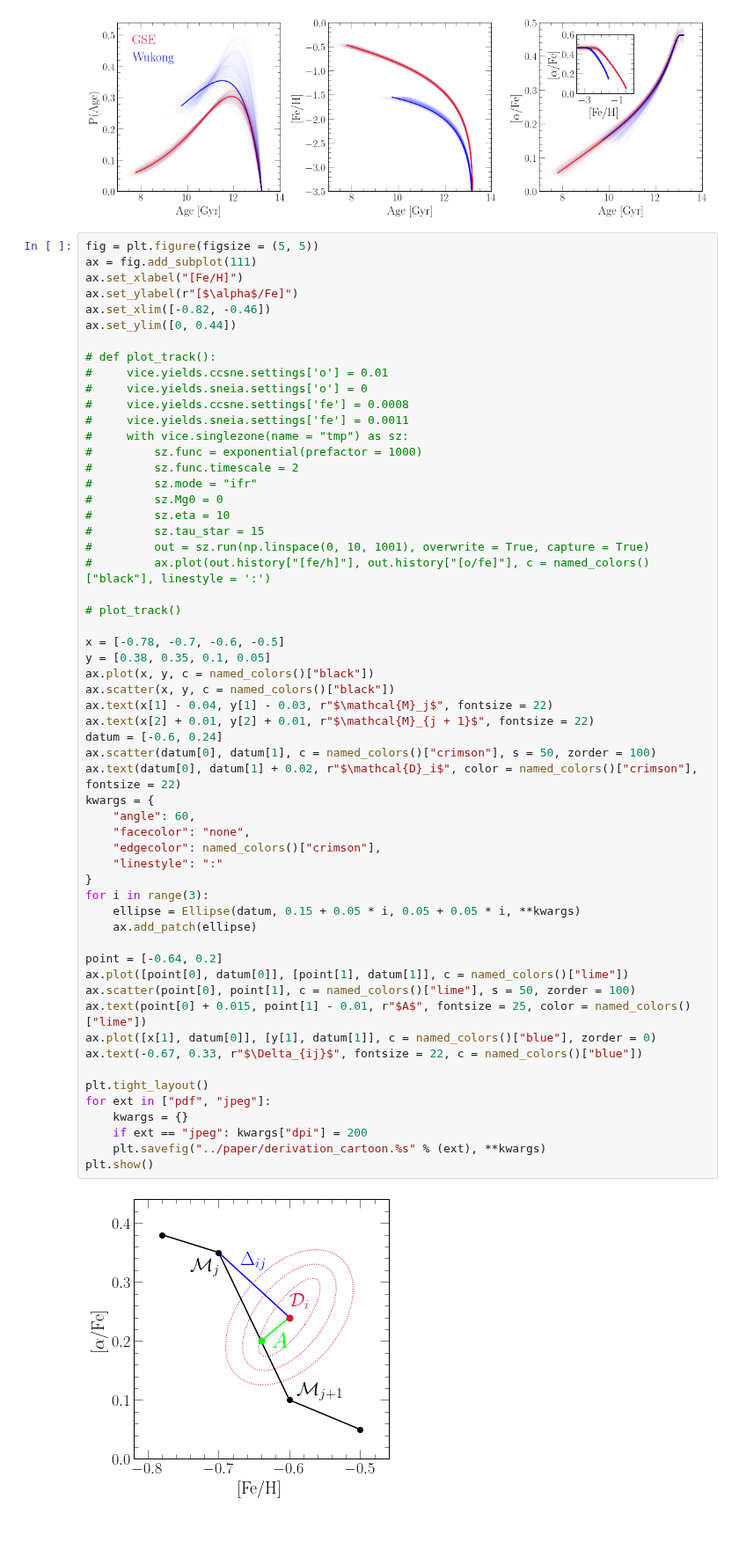
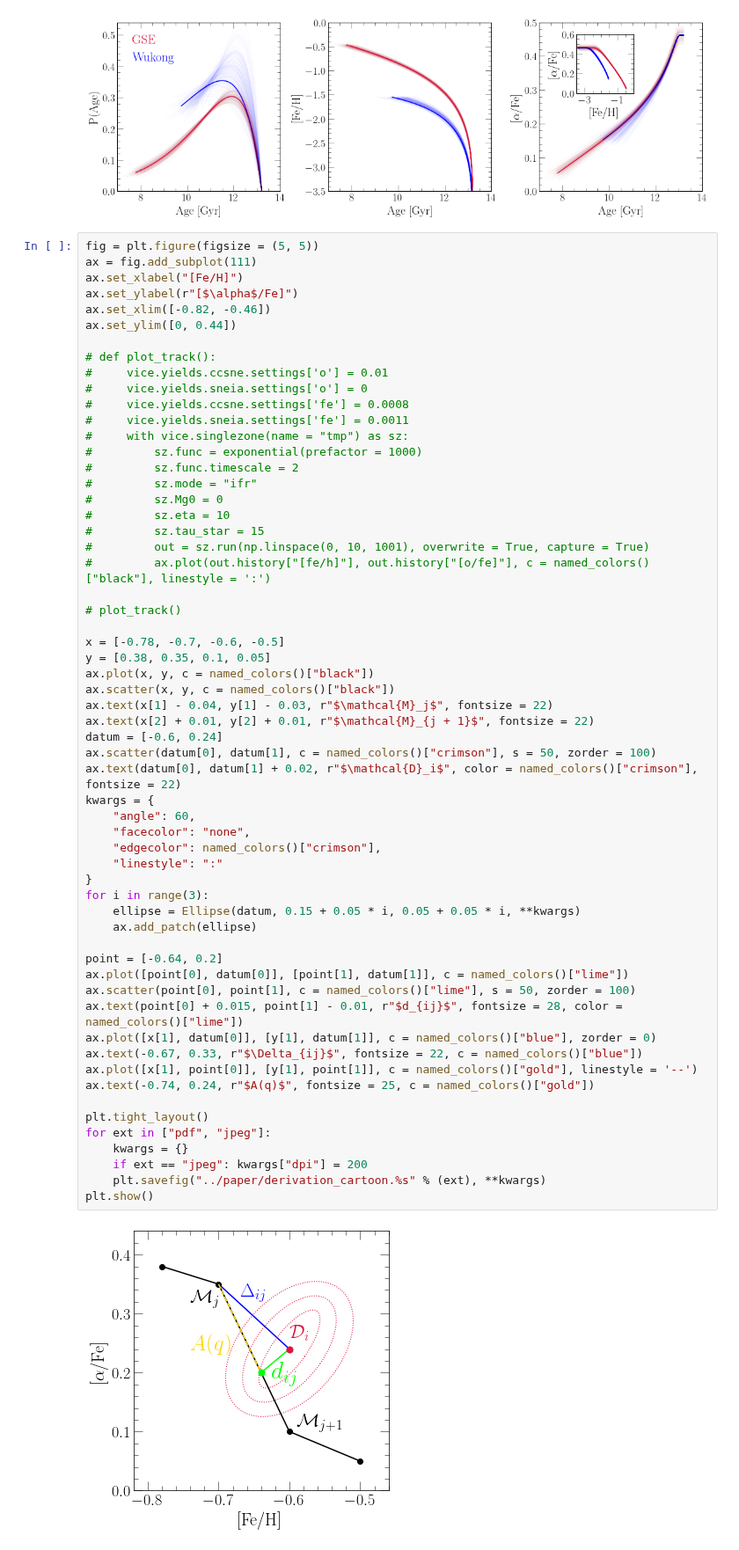
Before and after one commit to giganano/h3halo, a Jupyter notebook: notebooks/paperplots.ipynb, the cells around one changed output. Shown at 88% size. Cells and saved outputs as stored; diff of their text form.

```diff
--- a/notebooks/paperplots.ipynb
+++ b/notebooks/paperplots.ipynb
@@ -1845,35 +1845,37 @@ y = [0.38, 0.35, 0.1, 0.05]
 ax.plot(x, y, c = named_colors()["black"])
 ax.scatter(x, y, c = named_colors()["black"])
 ax.text(x[1] - 0.04, y[1] - 0.03, r"$\mathcal{M}_j$", fontsize = 22)
 ax.text(x[2] + 0.01, y[2] + 0.01, r"$\mathcal{M}_{j + 1}$", fontsize = 22)
 datum = [-0.6, 0.24]
 ax.scatter(datum[0], datum[1], c = named_colors()["crimson"], s = 50, zorder = 100)
 ax.text(datum[0], datum[1] + 0.02, r"$\mathcal{D}_i$", color = named_colors()["crimson"], fontsize = 22)
 kwargs = {
     "angle": 60,
     "facecolor": "none",
     "edgecolor": named_colors()["crimson"],
     "linestyle": ":"
 }
 for i in range(3):
     ellipse = Ellipse(datum, 0.15 + 0.05 * i, 0.05 + 0.05 * i, **kwargs)
     ax.add_patch(ellipse)
 
 point = [-0.64, 0.2]
 ax.plot([point[0], datum[0]], [point[1], datum[1]], c = named_colors()["lime"])
 ax.scatter(point[0], point[1], c = named_colors()["lime"], s = 50, zorder = 100)
-ax.text(point[0] + 0.015, point[1] - 0.01, r"$A$", fontsize = 25, color = named_colors()["lime"])
+ax.text(point[0] + 0.015, point[1] - 0.01, r"$d_{ij}$", fontsize = 28, color = named_colors()["lime"])
 ax.plot([x[1], datum[0]], [y[1], datum[1]], c = named_colors()["blue"], zorder = 0)
 ax.text(-0.67, 0.33, r"$\Delta_{ij}$", fontsize = 22, c = named_colors()["blue"])
+ax.plot([x[1], point[0]], [y[1], point[1]], c = named_colors()["gold"], linestyle = '--')
+ax.text(-0.74, 0.24, r"$A(q)$", fontsize = 25, c = named_colors()["gold"])
 
 plt.tight_layout()
 for ext in ["pdf", "jpeg"]:
     kwargs = {}
     if ext == "jpeg": kwargs["dpi"] = 200
     plt.savefig("../paper/derivation_cartoon.%s" % (ext), **kwargs)
 plt.show()
 # %% [output]
-[figure, old version]
+[figure, new version]
 # %%
 fig = plt.figure()
 ax = fig.add_subplot()
```
Also changed, not shown: parts of 1 cell of this notebook, 6 other files.
